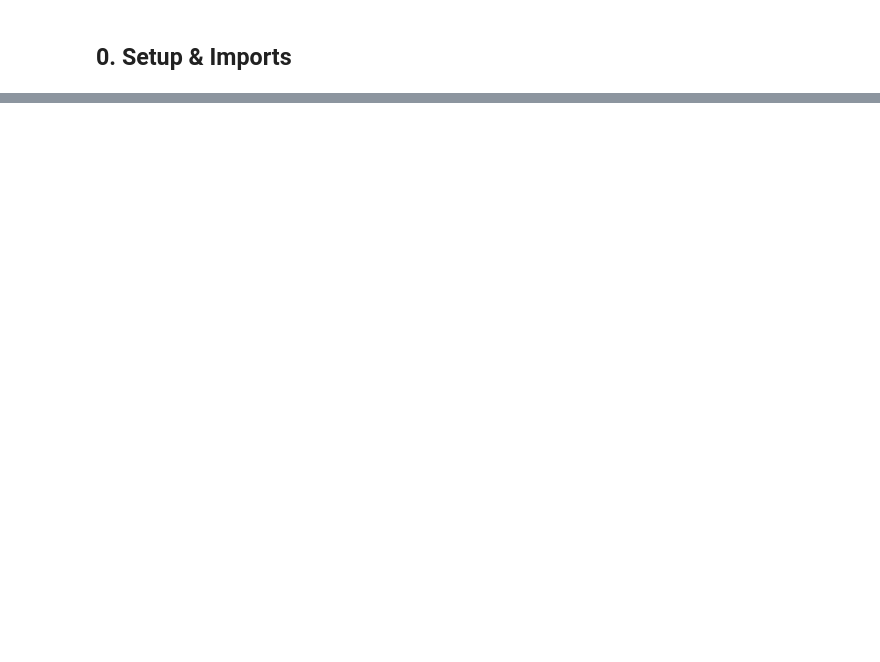
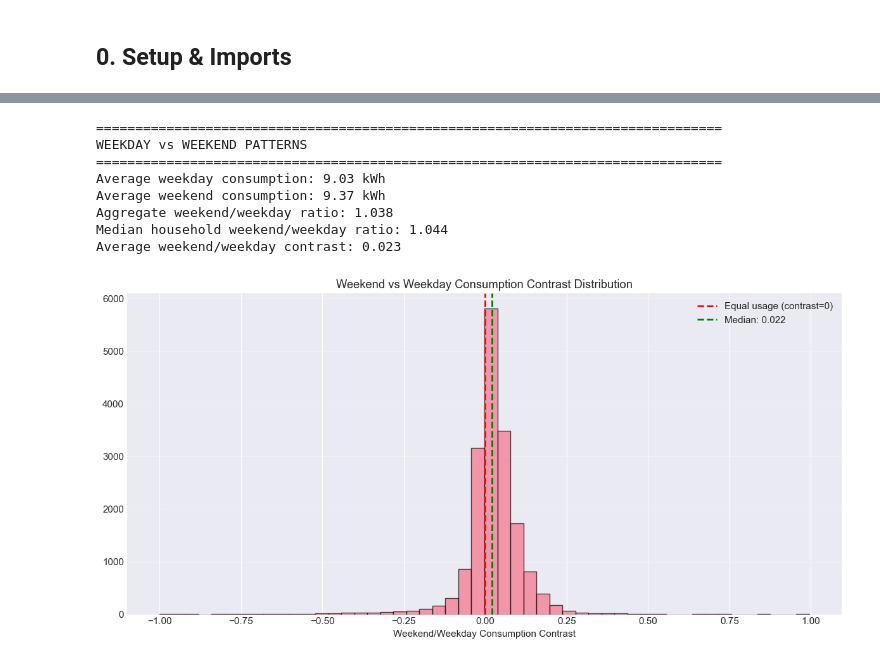
Before and after one commit to hemalii3/rdkd, a Jupyter notebook: notebooks/01_EDA.ipynb, the cells around one changed output, grey strips where cells are left out. Drawn from its saved outputs; the diff is of its cells as text; code cells hidden in the pictures; blank space fills up the shorter version.

```diff
--- a/notebooks/01_EDA.ipynb
+++ b/notebooks/01_EDA.ipynb
@@ -376,30 +276,54 @@ plt.show()
 # %%
 # Weekday vs Weekend comparison
-weekday_cols = ['Monday', 'Tuesday', 'Wednesday', 'Thursday', 'Friday']
-weekend_cols = ['Saturday', 'Sunday']
+weekday_cols = ['Mon', 'Tue', 'Wed', 'Thu', 'Fri']
+weekend_cols = ['Sat', 'Sun']
 
 household_stats['weekday_mean'] = dow_data[weekday_cols].mean(axis=1)
 household_stats['weekend_mean'] = dow_data[weekend_cols].mean(axis=1)
+
+# Keep ratio only for optional reference, but do not use its mean as the main summary
 household_stats['weekend_ratio'] = household_stats['weekend_mean'] / (household_stats['weekday_mean'] + 1e-10)
+
+# Bounded contrast is more stable for household-level summaries
+household_stats['weekend_weekday_contrast'] = (
+    (household_stats['weekend_mean'] - household_stats['weekday_mean']) /
+    (household_stats['weekend_mean'] + household_stats['weekday_mean'] + 1e-6)
+)
+
+aggregate_weekend_weekday_ratio = (
+    household_stats['weekend_mean'].mean() /
+    (household_stats['weekday_mean'].mean() + 1e-10)
+)
 
 print("\n" + "="*80)
 print("WEEKDAY vs WEEKEND PATTERNS")
 print("="*80)
 print(f"Average weekday consumption: {household_stats['weekday_mean'].mean():.2f} kWh")
 print(f"Average weekend consumption: {household_stats['weekend_mean'].mean():.2f} kWh")
-print(f"Average weekend/weekday ratio: {household_stats['weekend_ratio'].mean():.3f}")
+print(f"Aggregate weekend/weekday ratio: {aggregate_weekend_weekday_ratio:.3f}")
+print(f"Median household weekend/weekday ratio: {household_stats['weekend_ratio'].median():.3f}")
+print(f"Average weekend/weekday contrast: {household_stats['weekend_weekday_contrast'].mean():.3f}")
 
 # Visualize weekend ratio distribution
 plt.figure(figsize=(12, 6))
-plt.hist(household_stats['weekend_ratio'], bins=50, edgecolor='black', alpha=0.7)
-plt.axvline(1.0, color='red', linestyle='--', linewidth=2, label='Equal (ratio=1.0)')
-plt.axvline(household_stats['weekend_ratio'].median(), color='green', linestyle='--',
-            linewidth=2, label=f'Median: {household_stats["weekend_ratio"].median():.3f}')
-plt.xlabel('Weekend/Weekday Consumption Ratio')
-plt.ylabel('Number of Households')
-plt.title('Weekend vs Weekday Consumption Ratio Distribution')
+plt.hist(household_stats['weekend_weekday_contrast'], bins=50, edgecolor='black', alpha=0.7)
+plt.axvline(0.0, color='red', linestyle='--', linewidth=2, label='Equal usage (contrast=0)')
+plt.axvline(household_stats['weekend_weekday_contrast'].median(), color='green', linestyle='--',
+            linewidth=2, label=f'Median: {household_stats["weekend_weekday_contrast"].median():.3f}')
+plt.xlabel('Weekend/Weekday Consumption Contrast')
+plt.title('Weekend vs Weekday Consumption Contrast Distribution')
 plt.legend()
 plt.grid(True, alpha=0.3, axis='y')
 plt.tight_layout()
 plt.show()
+# %% [output]
+================================================================================
+WEEKDAY vs WEEKEND PATTERNS
+================================================================================
+Average weekday consumption: 9.03 kWh
+Average weekend consumption: 9.37 kWh
+Aggregate weekend/weekday ratio: 1.038
+Median household weekend/weekday ratio: 1.044
+Average weekend/weekday contrast: 0.023
+[figure, added]
 # %%
```
Also changed, not shown: parts of 34 cells of this notebook, 57 other files.
